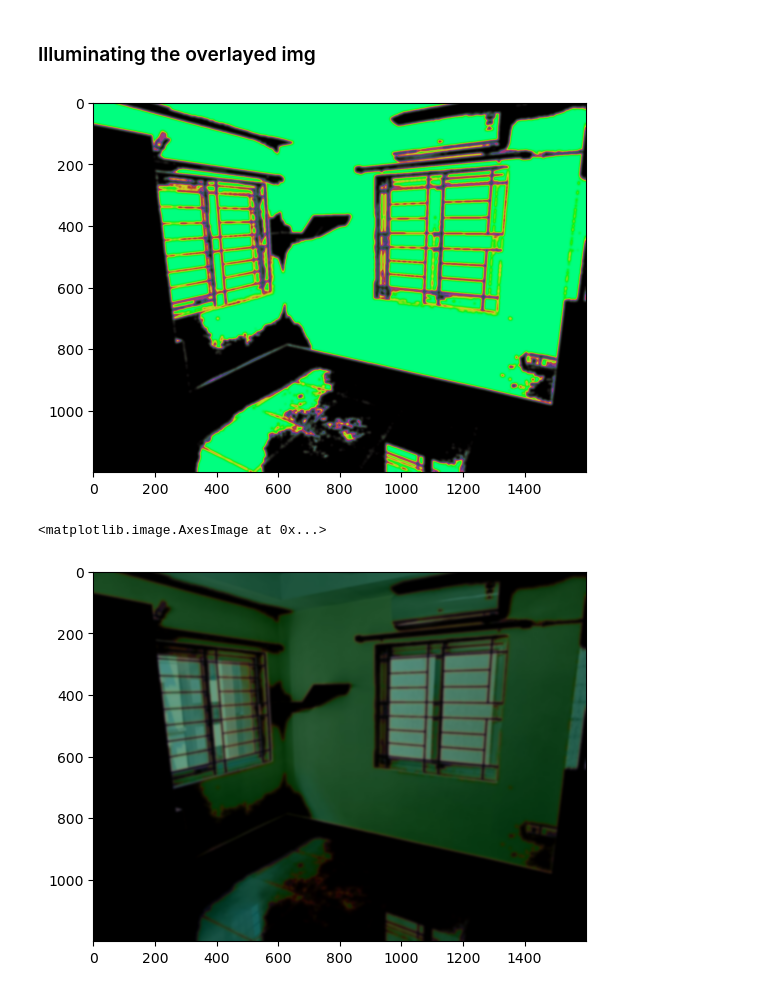
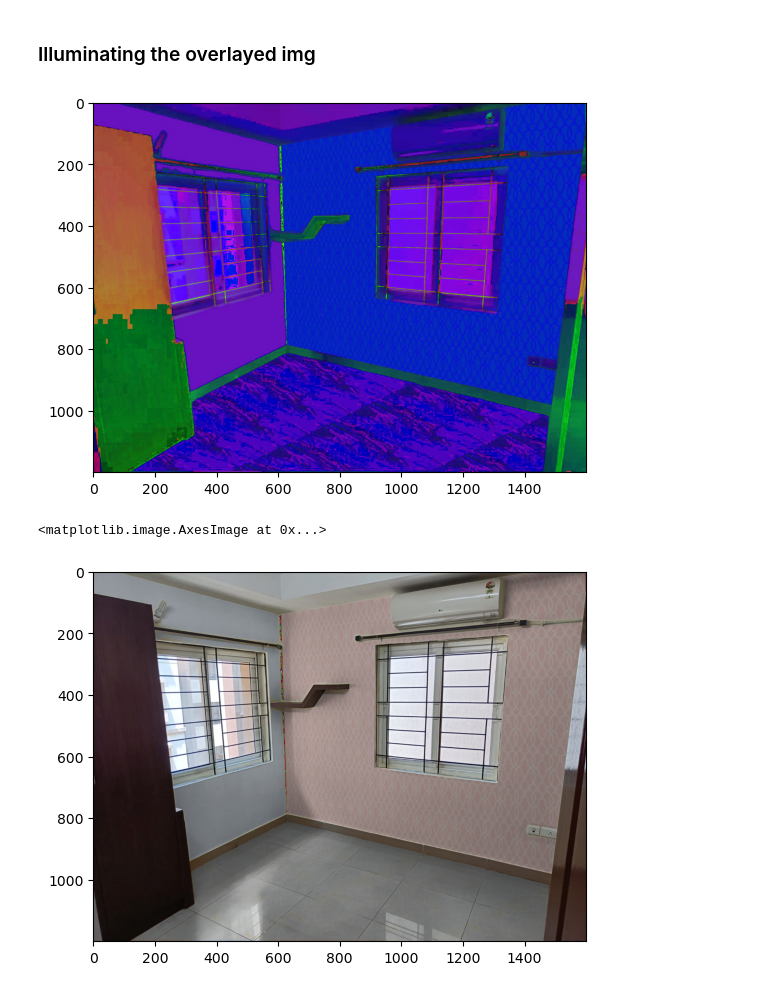
Before and after one commit to Karan-00-11/mfs, a Jupyter notebook: illumination/illumination_matcher.ipynb, the cells around one changed output. Saved outputs shown, nothing was run; the diff lists cells and outputs as text; code cells hidden in the pictures.

```diff
--- a/illumination/illumination_matcher.ipynb
+++ b/illumination/illumination_matcher.ipynb
@@ -82,5 +82,22 @@ def match_shadows_and_contrast(source_image, target_image):
   # Return the target image
   # return cv2.cvtColor(result, cv2.COLOR_GRAY2RGB)
   return result
+# %%
+def copy_shadows_and_contrast(source_image, target_image):
+    # Convert the images to the HSV color space
+    s_hsv = cv2.cvtColor(source_image, cv2.COLOR_RGB2HSV)
+    t_hsv = cv2.cvtColor(target_image, cv2.COLOR_RGB2HSV)
+    # plt.imshow(s_hsv)
+    # Get the shadows and highlights of the source image
+    src_shadows = s_hsv[:, :, 2] < 128
+    src_highlights = s_hsv[:, :, 2] > 127
+    # print(src_shadows, src_highlights)
+
+    plt.imshow(t_hsv)
+    t_hsv[src_shadows, 2] = s_hsv[src_shadows, 2]
+    t_hsv[src_highlights, 2] = s_hsv[src_highlights, 2]
+
+    res = cv2.cvtColor(t_hsv, cv2.COLOR_HSV2RGB)
+    return res
 # %%
 from numpy.linalg import norm
@@ -118,12 +131,12 @@ test_img = "img3"
 src_img = cv2.cvtColor(cv2.imread("../inputs/src_imgs/{}.jpeg".format(test_img, test_img)), cv2.COLOR_BGR2RGB)
 out_img = cv2.cvtColor(cv2.imread("../outs/{}.jpg".format(test_img)), cv2.COLOR_BGR2RGB)
 # %%
-illumination = match_shadows_and_contrast(src_img, out_img)
+ill = copy_shadows_and_contrast(src_img, out_img)
 # %% [output]
-[figure, old version]
+[figure, new version]
 # %%
-plt.imshow(illumination)
+plt.imshow(ill)
 # %% [output]
 <matplotlib.image.AxesImage at 0x...>
-[figure, old version]
+[figure, new version]
 # %%
```
Also changed, not shown: parts of 4 cells of this notebook.
